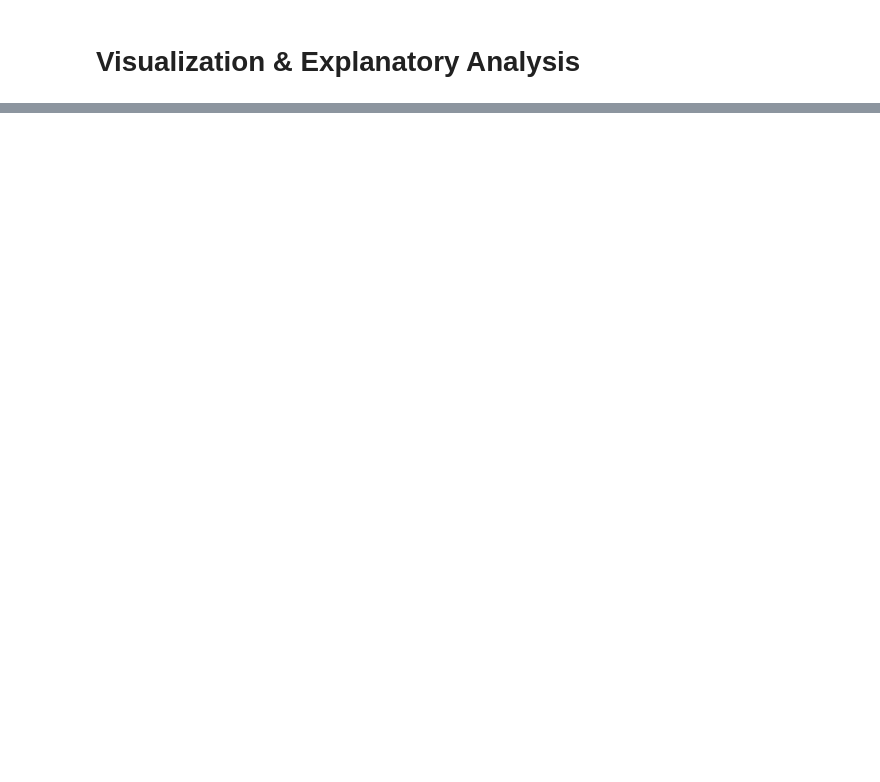
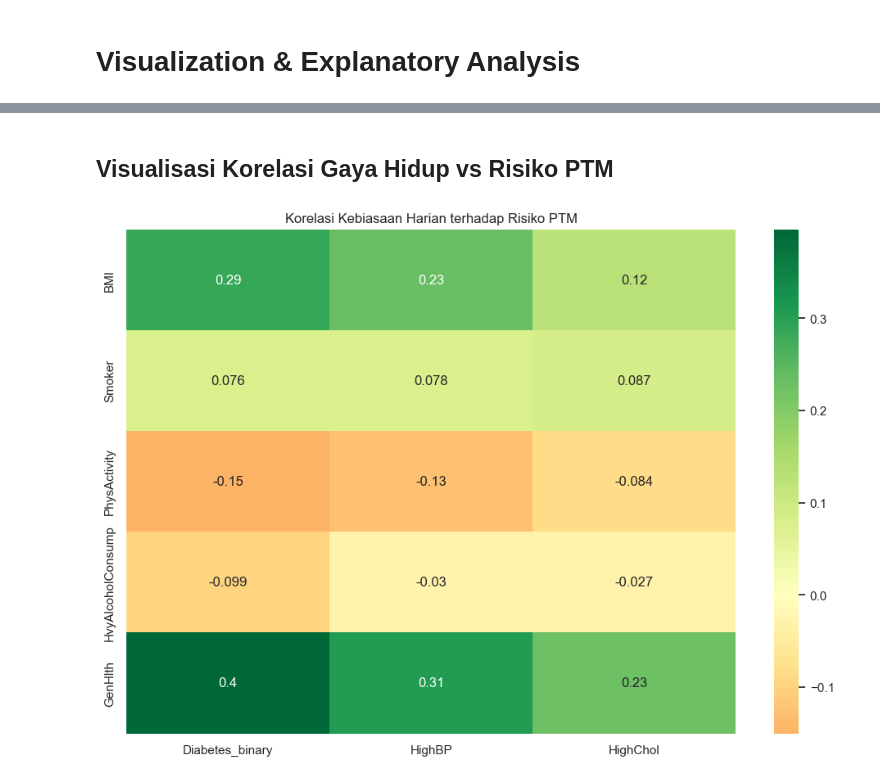
Before and after one commit to theoitssurabaya/PERISAI, a Jupyter notebook: notebook.ipynb, the cells around one changed output, grey strips where cells are left out. Drawn from its saved outputs; the diff is of its cells as text; code cells hidden in the pictures; blank space fills up the shorter version.

Commit message:
add: Business Question: Data Wrangling, EDA, ExDA, Visualization, Feature Engineering

```diff
--- a/notebook.ipynb
+++ b/notebook.ipynb
@@ -9,3 +20,8 @@ import streamlit as st
 # **Data Wrangling**
 # %% [markdown]
 ## Gathering Data
+# %%
+df = pd.read_csv('data/diabetes_binary_5050split_health_indicators_BRFSS2015.csv')
+
+print("Ukuran dataset:", df.shape)
+df.head()
@@ -14,2 +87,10 @@ import streamlit as st
 # %% [markdown]
 ## Cleaning Data
+# %%
+df_clean = df.drop_duplicates().copy()
+# %%
+target_ptm = ['Diabetes_binary', 'HighBP', 'HighChol']
+df_clean[target_ptm] = df_clean[target_ptm].astype(int)
+# %%
+kolom_biner = ['Smoker', 'PhysActivity', 'Fruits', 'Veggies', 'HvyAlcoholConsump']
+df_clean[kolom_biner] = df_clean[kolom_biner].astype(int)
@@ -19,0 +159,13 @@ import streamlit as st
+# %% [markdown]
+## Visualisasi Korelasi Gaya Hidup vs Risiko PTM
+# %%
+plt.figure(figsize=(12, 8))
+fitur_analisis = target_ptm + ['BMI', 'Smoker', 'PhysActivity', 'HvyAlcoholConsump', 'GenHlth']
+corr_matrix = df_clean[fitur_analisis].corr()
+
+sns.heatmap(corr_matrix.loc[['BMI', 'Smoker', 'PhysActivity', 'HvyAlcoholConsump', 'GenHlth'], target_ptm],
+            annot=True, cmap='RdYlGn', center=0)
+plt.title('Korelasi Kebiasaan Harian terhadap Risiko PTM')
+plt.show()
+# %% [output]
+[figure, added]
```
Also changed, not shown: parts of 25 cells of this notebook.
